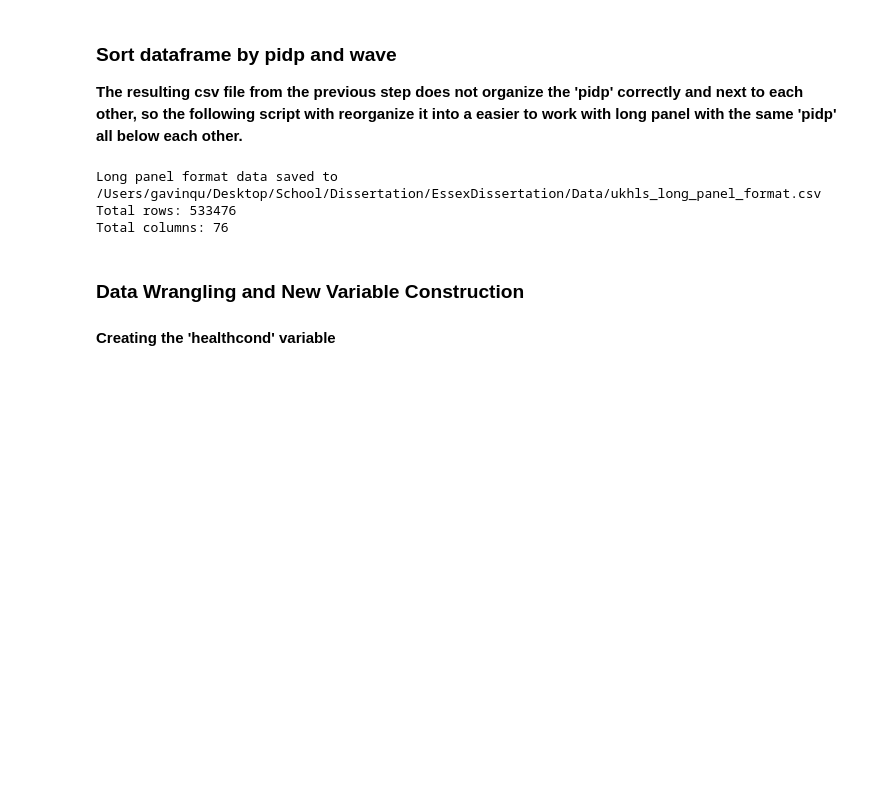
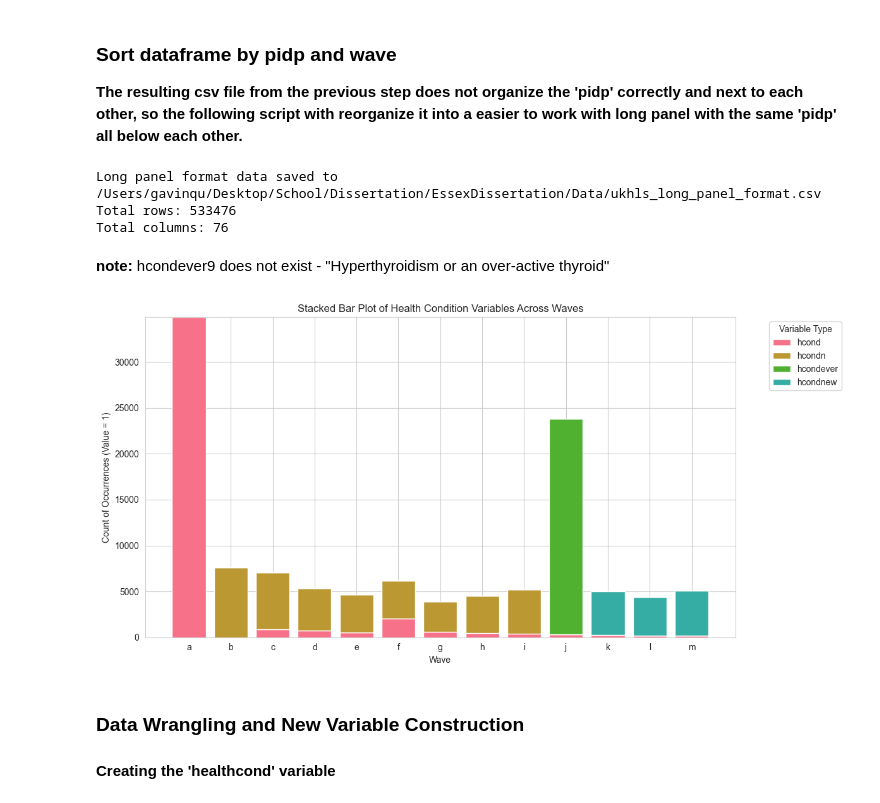
Before and after one commit to GJQu/EssexDissertation, a Jupyter notebook: frailty_july.ipynb, the cells around one changed output. Cells and saved outputs as stored; diff of their text form; code cells hidden in the pictures; blank space fills up the shorter version.

```diff
--- a/frailty_july.ipynb
+++ b/frailty_july.ipynb
@@ -134,6 +134,47 @@ print(f"Total columns: {len(df_sorted.columns)}")
 Long panel format data saved to /Users/gavinqu/Desktop/School/Dissertation/EssexDissertation/Data/ukhls_long_panel_format.csv
 Total rows: 533476
 Total columns: 76
+# %% [markdown]
+**note:** hcondever9 does not exist - "Hyperthyroidism or an over-active thyroid"
+# %%
+import matplotlib.pyplot as plt
+import seaborn as sns
+
+df = pd.read_csv('/Users/gavinqu/Desktop/School/Dissertation/EssexDissertation/Data/ukhls_long_panel_format.csv')
+
+hcond_vars = [f'hcond{i}' for i in range(1, 17)]
+hcondn_vars = [f'hcondn{i}' for i in range(1, 17)]
+hcondever_vars = [f'hcondever{i}' for i in range(1, 17) if i != 9]
+hcondnew_vars = [f'hcondnew{i}' for i in range(1, 17) if i != 9]
+
+# Function to count occurrences where value is 1
+def count_ones(group, variables):
+    return group[variables].eq(1).sum().sum()
+
+counts = df.groupby('wave').apply(lambda x: pd.Series({
+    'hcond': count_ones(x, hcond_vars),
+    'hcondn': count_ones(x, hcondn_vars),
+    'hcondever': count_ones(x, hcondever_vars),
+    'hcondnew': count_ones(x, hcondnew_vars)
+})).reset_index()
+
+plt.figure(figsize=(12, 6))
+sns.set_style("whitegrid")
+sns.set_palette("husl")
+
+bottom = np.zeros(13)
+for column in ['hcond', 'hcondn', 'hcondever', 'hcondnew']:
+    plt.bar(counts['wave'], counts[column], bottom=bottom, label=column)
+    bottom += counts[column]
+
+plt.title('Stacked Bar Plot of Health Condition Variables Across Waves')
+plt.xlabel('Wave')
+plt.ylabel('Count of Occurrences (Value = 1)')
+plt.legend(title='Variable Type', bbox_to_anchor=(1.05, 1), loc='upper left')
+plt.tight_layout()
+plt.show()
+# %% [output]
+[figure, added]
 # %% [markdown]
 ### Data Wrangling and New Variable Construction
 #### Creating the 'healthcond' variable
```
